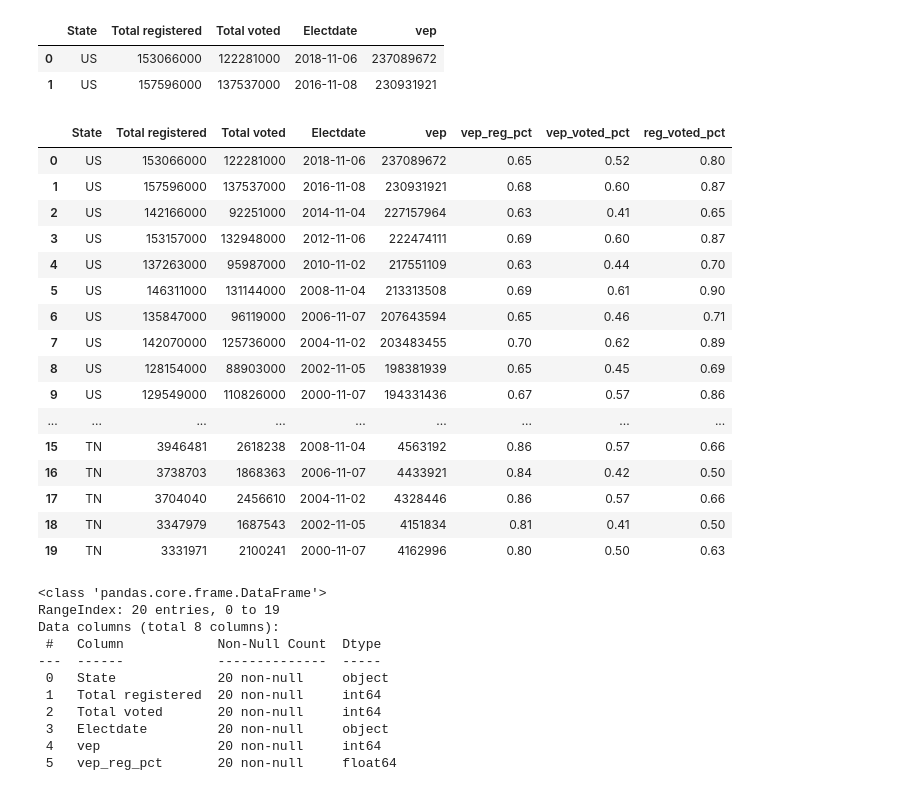
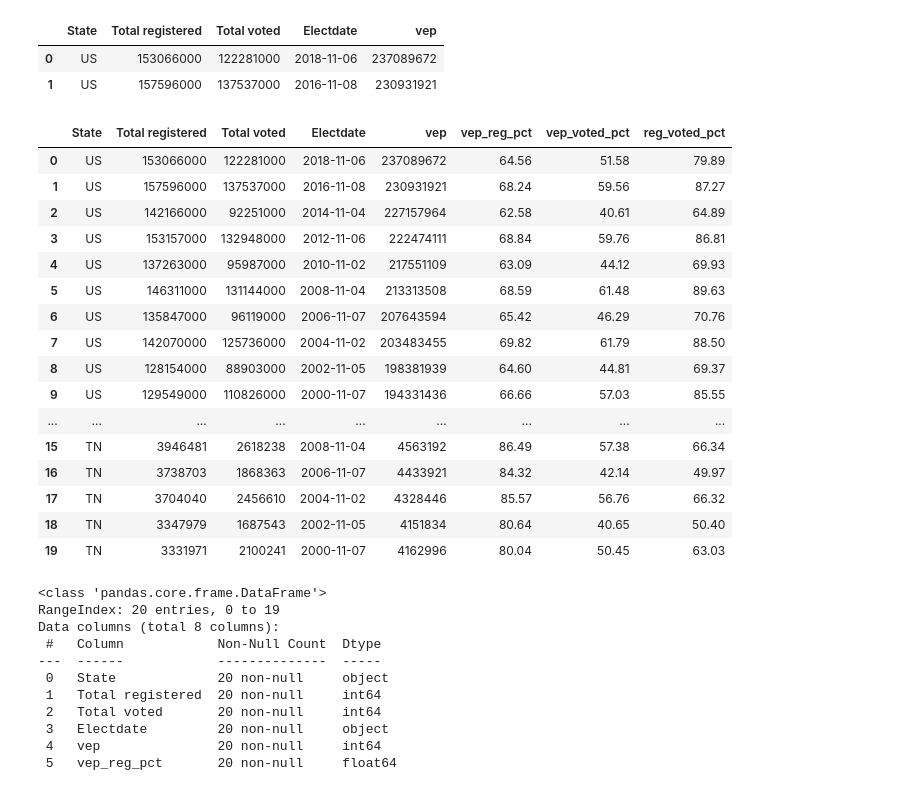
Before and after one commit to DavidMellow/tn-elections, a Jupyter notebook: notebooks/VEP_demo.ipynb, the cells around one changed output. Cells and saved outputs as stored; diff of their text form; code cells hidden in the pictures.

```diff
--- a/notebooks/VEP_demo.ipynb
+++ b/notebooks/VEP_demo.ipynb
@@ -1402,28 +1436,28 @@ total_2000_2018_vep.head(2)
 | 0 | US | 153066000 | 122281000 | 2018-11-06 | 237089672 |
 | 1 | US | 157596000 | 137537000 | 2016-11-08 | 230931921 |
 # %%
-total_2000_2018_vep['vep_reg_pct']=(total_2000_2018_vep['Total registered']/total_2000_2018_vep['vep']).round(2)
-total_2000_2018_vep['vep_voted_pct']=(total_2000_2018_vep['Total voted']/total_2000_2018_vep['vep']).round(2)
-total_2000_2018_vep['reg_voted_pct']=(total_2000_2018_vep['Total voted']/total_2000_2018_vep['Total registered']).round(2)
+total_2000_2018_vep['vep_reg_pct']=(total_2000_2018_vep['Total registered']/total_2000_2018_vep['vep']*100).round(2)
+total_2000_2018_vep['vep_voted_pct']=(total_2000_2018_vep['Total voted']/total_2000_2018_vep['vep']*100).round(2)
+total_2000_2018_vep['reg_voted_pct']=(total_2000_2018_vep['Total voted']/total_2000_2018_vep['Total registered']*100).round(2)
 total_2000_2018_vep
 # %% [output]
 |  | State | Total registered | Total voted | Electdate | vep | vep_reg_pct | vep_voted_pct | reg_voted_pct |
-| 0 | US | 153066000 | 122281000 | 2018-11-06 | 237089672 | 0.65 | 0.52 | 0.80 |
-| 1 | US | 157596000 | 137537000 | 2016-11-08 | 230931921 | 0.68 | 0.60 | 0.87 |
-| 2 | US | 142166000 | 92251000 | 2014-11-04 | 227157964 | 0.63 | 0.41 | 0.65 |
-| 3 | US | 153157000 | 132948000 | 2012-11-06 | 222474111 | 0.69 | 0.60 | 0.87 |
-| 4 | US | 137263000 | 95987000 | 2010-11-02 | 217551109 | 0.63 | 0.44 | 0.70 |
-| 5 | US | 146311000 | 131144000 | 2008-11-04 | 213313508 | 0.69 | 0.61 | 0.90 |
-| 6 | US | 135847000 | 96119000 | 2006-11-07 | 207643594 | 0.65 | 0.46 | 0.71 |
-| 7 | US | 142070000 | 125736000 | 2004-11-02 | 203483455 | 0.70 | 0.62 | 0.89 |
-| 8 | US | 128154000 | 88903000 | 2002-11-05 | 198381939 | 0.65 | 0.45 | 0.69 |
-| 9 | US | 129549000 | 110826000 | 2000-11-07 | 194331436 | 0.67 | 0.57 | 0.86 |
+| 0 | US | 153066000 | 122281000 | 2018-11-06 | 237089672 | 64.56 | 51.58 | 79.89 |
+| 1 | US | 157596000 | 137537000 | 2016-11-08 | 230931921 | 68.24 | 59.56 | 87.27 |
+| 2 | US | 142166000 | 92251000 | 2014-11-04 | 227157964 | 62.58 | 40.61 | 64.89 |
+| 3 | US | 153157000 | 132948000 | 2012-11-06 | 222474111 | 68.84 | 59.76 | 86.81 |
+| 4 | US | 137263000 | 95987000 | 2010-11-02 | 217551109 | 63.09 | 44.12 | 69.93 |
+| 5 | US | 146311000 | 131144000 | 2008-11-04 | 213313508 | 68.59 | 61.48 | 89.63 |
+| 6 | US | 135847000 | 96119000 | 2006-11-07 | 207643594 | 65.42 | 46.29 | 70.76 |
+| 7 | US | 142070000 | 125736000 | 2004-11-02 | 203483455 | 69.82 | 61.79 | 88.50 |
+| 8 | US | 128154000 | 88903000 | 2002-11-05 | 198381939 | 64.60 | 44.81 | 69.37 |
+| 9 | US | 129549000 | 110826000 | 2000-11-07 | 194331436 | 66.66 | 57.03 | 85.55 |
 | ... | ... | ... | ... | ... | ... | ... | ... | ... |
-| 15 | TN | 3946481 | 2618238 | 2008-11-04 | 4563192 | 0.86 | 0.57 | 0.66 |
-| 16 | TN | 3738703 | 1868363 | 2006-11-07 | 4433921 | 0.84 | 0.42 | 0.50 |
-| 17 | TN | 3704040 | 2456610 | 2004-11-02 | 4328446 | 0.86 | 0.57 | 0.66 |
-| 18 | TN | 3347979 | 1687543 | 2002-11-05 | 4151834 | 0.81 | 0.41 | 0.50 |
-| 19 | TN | 3331971 | 2100241 | 2000-11-07 | 4162996 | 0.80 | 0.50 | 0.63 |
+| 15 | TN | 3946481 | 2618238 | 2008-11-04 | 4563192 | 86.49 | 57.38 | 66.34 |
+| 16 | TN | 3738703 | 1868363 | 2006-11-07 | 4433921 | 84.32 | 42.14 | 49.97 |
+| 17 | TN | 3704040 | 2456610 | 2004-11-02 | 4328446 | 85.57 | 56.76 | 66.32 |
+| 18 | TN | 3347979 | 1687543 | 2002-11-05 | 4151834 | 80.64 | 40.65 | 50.40 |
+| 19 | TN | 3331971 | 2100241 | 2000-11-07 | 4162996 | 80.04 | 50.45 | 63.03 |
 # %%
 total_2000_2018_vep.info()
 # %% [output]
```
Also changed, not shown: parts of 9 cells of this notebook.
